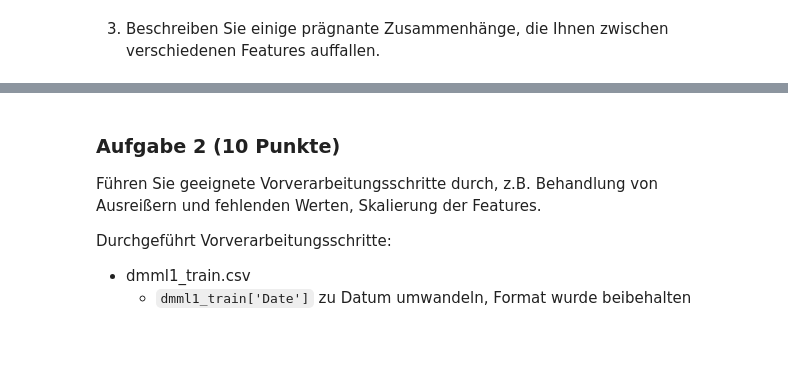
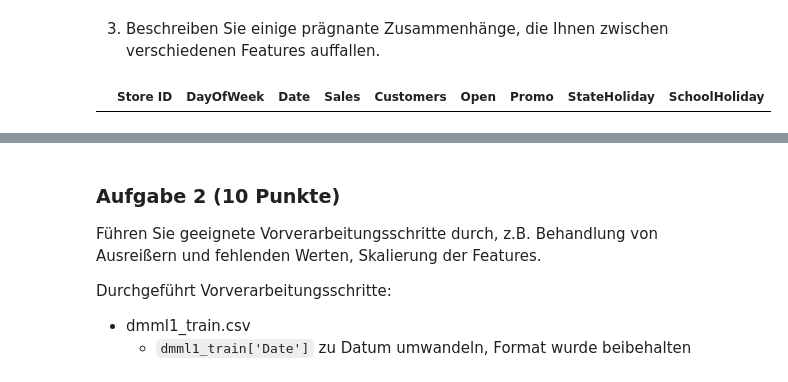
Before and after one commit to turulix/DMML1_Projekt, a Jupyter notebook: DMML1_Projekt_Abgabe.ipynb, the cells around one changed output, grey strips where cells are left out. Cells and saved outputs as stored; diff of their text form; code cells hidden in the pictures; blank space fills up the shorter version.

```diff
--- a/DMML1_Projekt_Abgabe.ipynb
+++ b/DMML1_Projekt_Abgabe.ipynb
@@ -32,2 +87,7 @@ Untersuchen Sie die Daten. Beantworten Sie dabei folgende Fragen bzw. Aufgaben:
 # %% [markdown]
 3. Beschreiben Sie einige prägnante Zusammenhänge, die Ihnen zwischen verschiedenen Features auffallen.
+# %%
+#(Vermeintlich) Offensichtlich: Wenn ein Store geschlossen ist, dann gibt es auch keinen Umsatz
+df_train.loc[df_train['Open'].eq(0) & df_train['Sales'].ne(0)]
+# %% [output]
+|  | Store ID | DayOfWeek | Date | Sales | Customers | Open | Promo | StateHoliday | SchoolHoliday |
```
Also changed, not shown: parts of 20 cells of this notebook.
